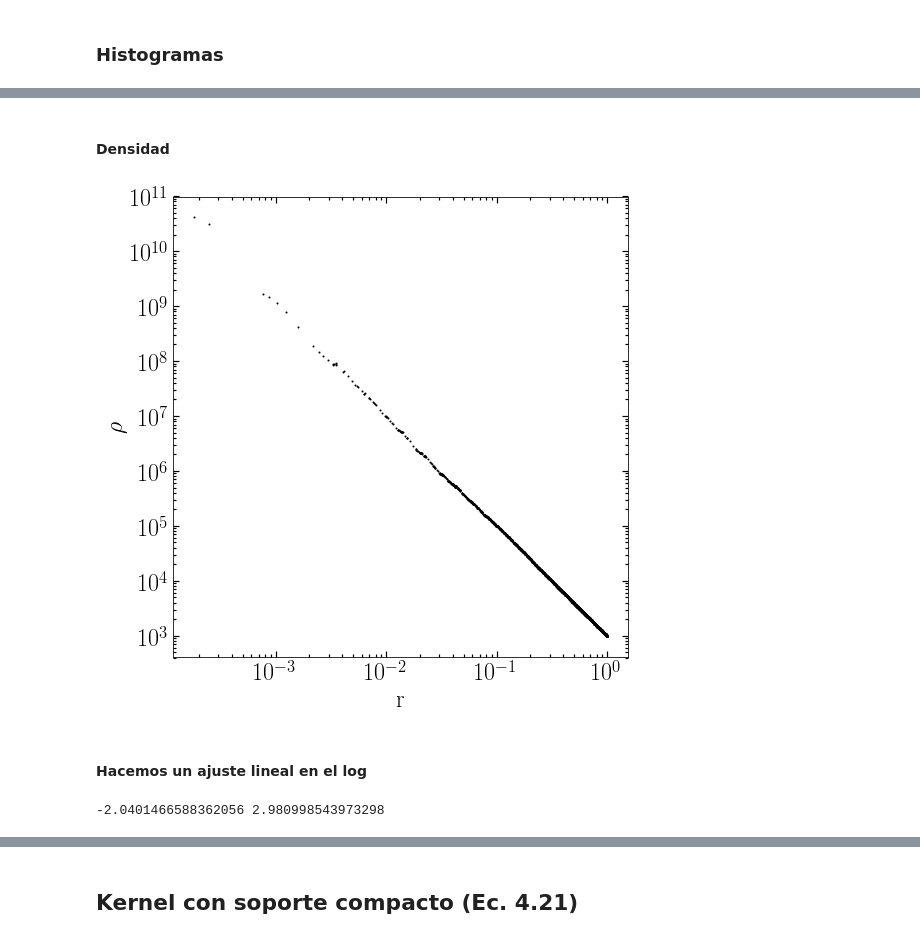
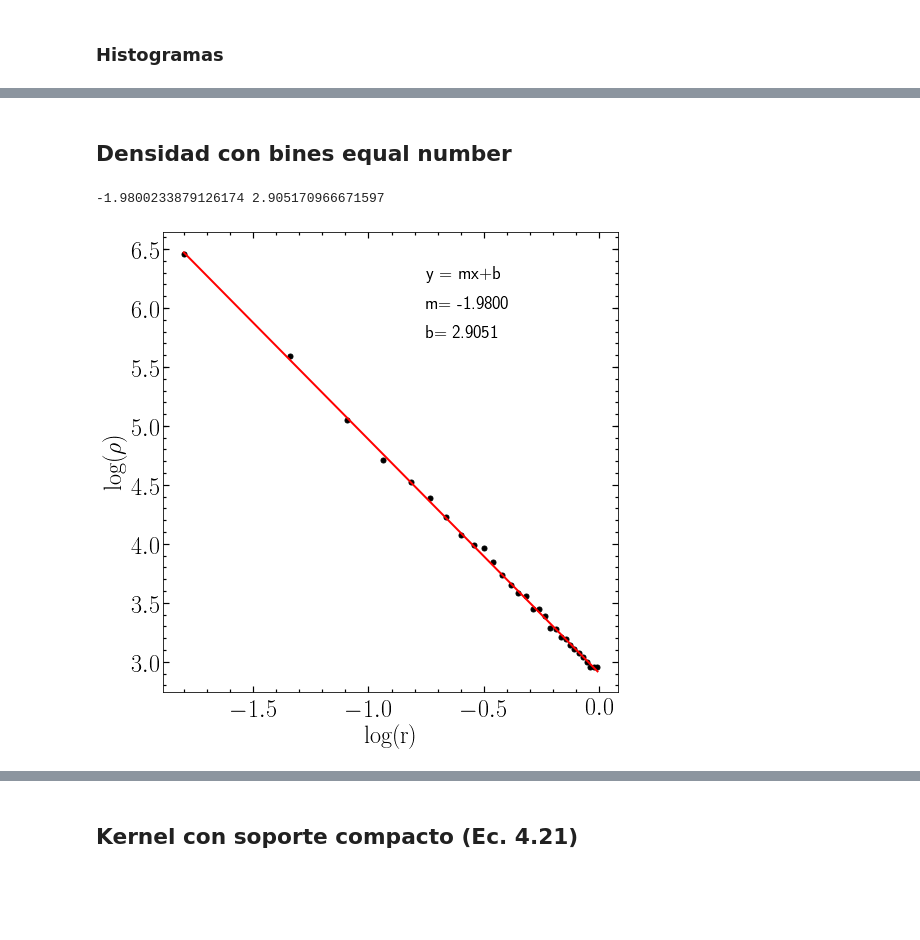
Before and after one commit to ornemarioni/mn2, a Jupyter notebook: Capitulo4.ipynb, the cells around one changed output, grey strips where cells are left out. Saved outputs shown, nothing was run; the diff lists cells and outputs as text; code cells hidden in the pictures; blank space fills up the shorter version.

```diff
--- a/Capitulo4.ipynb
+++ b/Capitulo4.ipynb
@@ -277,7 +273,7 @@ plt.show()
 import random
 import numpy as np
 
-N = 4096
+N = 10000
 sample = np.arange(0,1,1e-5)
 
 r = random.sample(sample, N)
@@ -366,0 +420,13 @@ plt.show()
+# %%
+rbin = np.linspace(np.log10(1./60), 0, 30)
+
+vol = 4/3. * np.pi * ((10**rbin+1/60.)**3-(10**rbin-1/60.)**3)
+
+aux = np.int_(r*len(rbin))
+Npart = np.ones(N)
+count = np.zeros(len(rbin))
+
+for i in range(0,N):
+    count[aux[i]] = count[aux[i]] + Npart[i]
+
+rho = count / vol
@@ -367,2 +469,2 @@ plt.show()
 # %% [markdown]
-#### Densidad
+## Densidad con bines equal number
@@ -376,28 +471,47 @@ rho = range(1,len(r)+1) / vol
+# %%
+import bines
+
+rbin,nodos = bines.rbin1(r,30)
+count = np.zeros(len(rbin))
+vol = np.zeros(len(rbin))
+for i in range(0,len(nodos)-1):
+    vol[i] = 4/3. * np.pi * (nodos[i+1]**3. - nodos[i]**3.)
+    mask, = np.where((r>nodos[i]) & (r<nodos[i+1]))
+    count[i] = len(r[mask])
+
+rho = count / vol
+# %%
+m,b = polyfit(np.log10(rbin), np.log10(rho),1)
+print m,b
+# %% [output]
+-1.9800233879126174 2.905170966671597
 # %%
 import matplotlib.pyplot as plt
 import numpy as np
 from __future__ import unicode_literals
 
 matplotlib.rcParams['text.usetex'] = True
 matplotlib.rcParams['text.latex.unicode'] = True
 
 fig = plt.figure(1, figsize=(8,8))
 fig.subplots_adjust(bottom=0.15, left =0.16, right = 0.95, top = 0.95)
 
 ax1 = fig.add_subplot(111)
-ax1.plot(r_sort, rho, '.k', markersize=2)
+ax1.plot(np.log10(rbin),np.log10(rho), '.k', markersize=10)
+ax1.plot(np.log10(rbin), m*np.log10(rbin)+b, '-r', lw=2)
 ax1.minorticks_on()
 ax1.tick_params( labelsize=24)
 ax1.tick_params('both', length=3, width=1.2,which='minor', direction='in', right='on',top='on')
 ax1.tick_params('both', length=6, width=1.2,which='major', direction='in', right='on',top='on')
-ax1.set_xlabel('$\mathrm{r}$', fontsize=24)
-ax1.set_ylabel(r'$\mathrm{\rho}$', fontsize=24)
-ax1.set_yscale('log')
-ax1.set_xscale('log')
+ax1.set_xlabel('$\mathrm{log(r)}$', fontsize=24)
+ax1.set_ylabel(r'$\mathrm{log(\rho)}$', fontsize=24)
+# ax1.set_yscale('log')
+# ax1.set_xscale('log')
+ax1.text(-0.75, 6.25, 'y = mx+b', fontsize=18)
+ax1.text(-0.75, 6.0, 'm= -1.9800', fontsize=18)
+ax1.text(-0.75, 5.75, 'b= 2.9051', fontsize=18)
 
 
 plt.show()
 # %% [output]
-[figure, old version]
+[figure, new version]
-# %% [markdown]
-#### Hacemos un ajuste lineal en el log
@@ -406,4 +517,0 @@ m,b = polyfit(np.log10(r_sort), np.log10(rho),1)
-# %%
-print m, b
-# %% [output]
--2.0401466588362056 2.980998543973298
```
Also changed, not shown: parts of 30 cells of this notebook, 1 other file.
